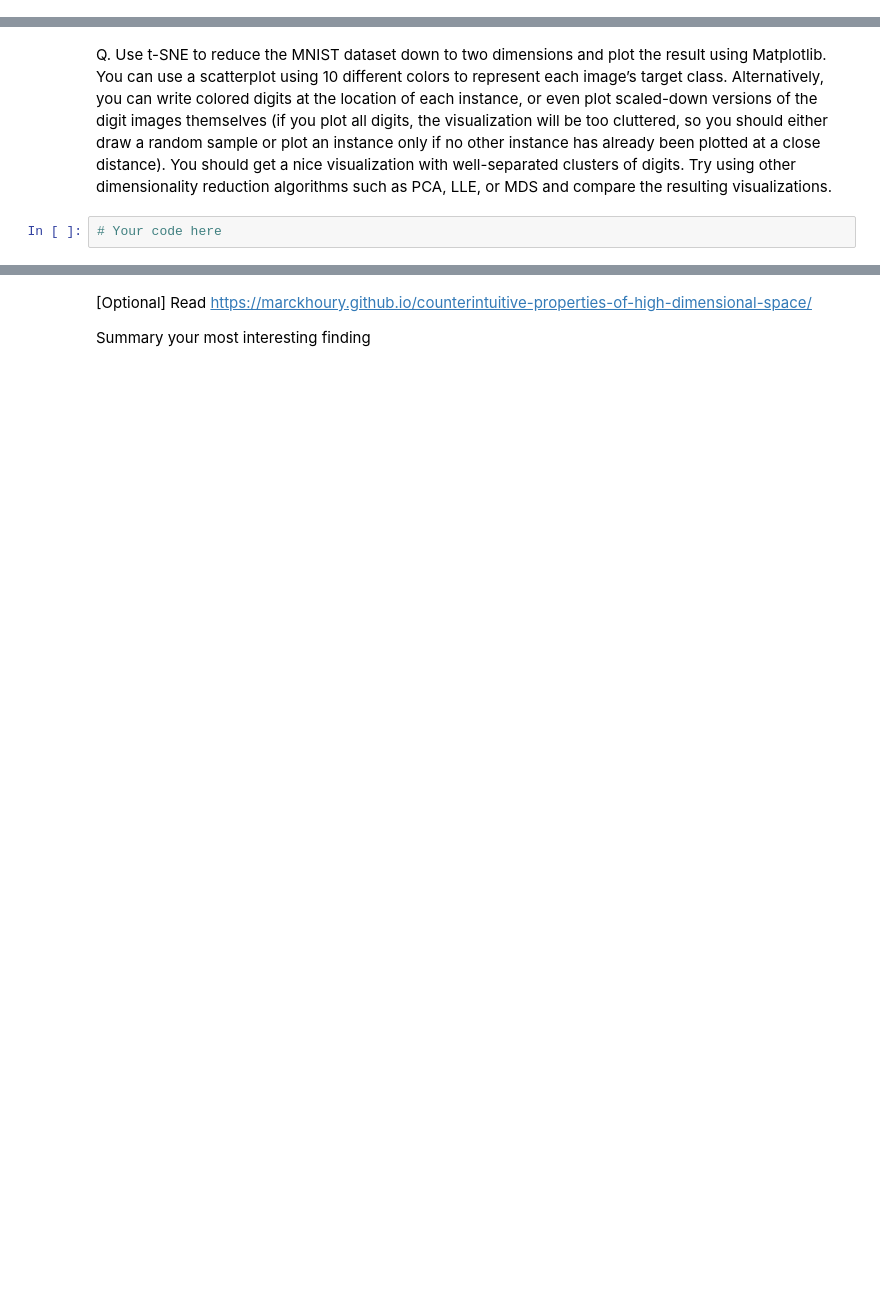
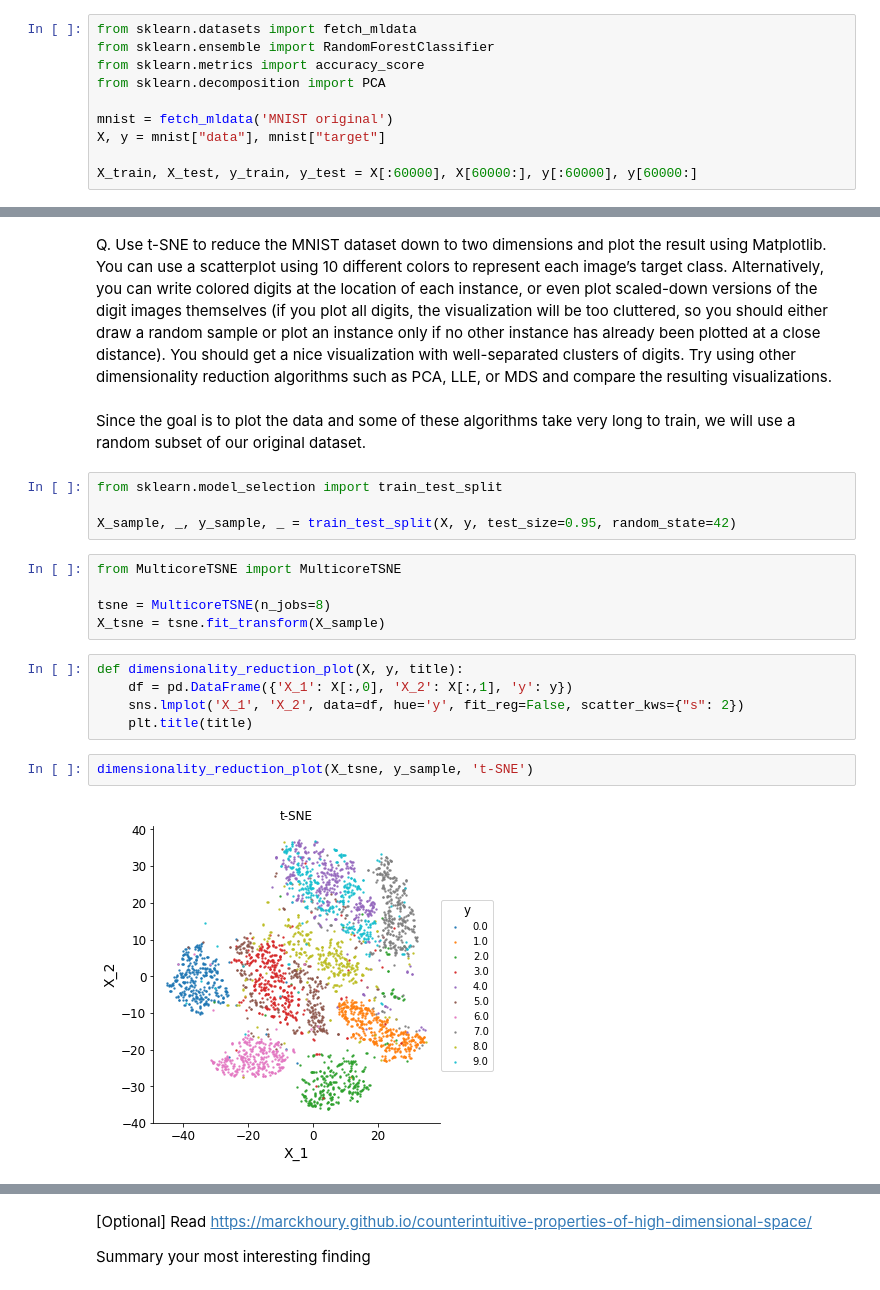
Before and after one commit to derek-pyne/ml_playground, a Jupyter notebook: classes/machine_learning/W8_Pyne_qq233068.ipynb, the cells around one changed output, grey strips where cells are left out. Cells and saved outputs as stored; diff of their text form; blank space fills up the shorter version.

```diff
--- a/classes/machine_learning/W8_Pyne_qq233068.ipynb
+++ b/classes/machine_learning/W8_Pyne_qq233068.ipynb
@@ -40,0 +40,10 @@ Q. Load the MNIST dataset (introduced in Chapter 3) and split it into a training
+# %%
+from sklearn.datasets import fetch_mldata
+from sklearn.ensemble import RandomForestClassifier
+from sklearn.metrics import accuracy_score
+from sklearn.decomposition import PCA
+
+mnist = fetch_mldata('MNIST original')
+X, y = mnist["data"], mnist["target"]
+
+X_train, X_test, y_train, y_test = X[:60000], X[60000:], y[:60000], y[60000:]
@@ -41,4 +105,22 @@ Q. Load the MNIST dataset (introduced in Chapter 3) and split it into a training
 # %% [markdown]
 Q. Use t-SNE to reduce the MNIST dataset down to two dimensions and plot the result using Matplotlib. You can use a scatterplot using 10 different colors to represent each image’s target class. Alternatively, you can write colored digits at the location of each instance, or even plot scaled-down versions of the digit images themselves (if you plot all digits, the visualization will be too cluttered, so you should either draw a random sample or plot an instance only if no other instance has already been plotted at a close distance). You should get a nice visualization with well-separated clusters of digits. Try using other dimensionality reduction algorithms such as PCA, LLE, or MDS and compare the resulting visualizations.
-# %%
-# Your code here
+# %% [markdown]
+Since the goal is to plot the data and some of these algorithms take very long to train, we will use a random subset of our original dataset.
+# %%
+from sklearn.model_selection import train_test_split
+
+X_sample, _, y_sample, _ = train_test_split(X, y, test_size=0.95, random_state=42)
+# %%
+from MulticoreTSNE import MulticoreTSNE
+
+tsne = MulticoreTSNE(n_jobs=8)
+X_tsne = tsne.fit_transform(X_sample)
+# %%
+def dimensionality_reduction_plot(X, y, title):
+    df = pd.DataFrame({'X_1': X[:,0], 'X_2': X[:,1], 'y': y})
+    sns.lmplot('X_1', 'X_2', data=df, hue='y', fit_reg=False, scatter_kws={"s": 2})
+    plt.title(title)
+# %%
+dimensionality_reduction_plot(X_tsne, y_sample, 't-SNE')
+# %% [output]
+[figure, added]
```
Also changed, not shown: parts of 22 cells of this notebook.
